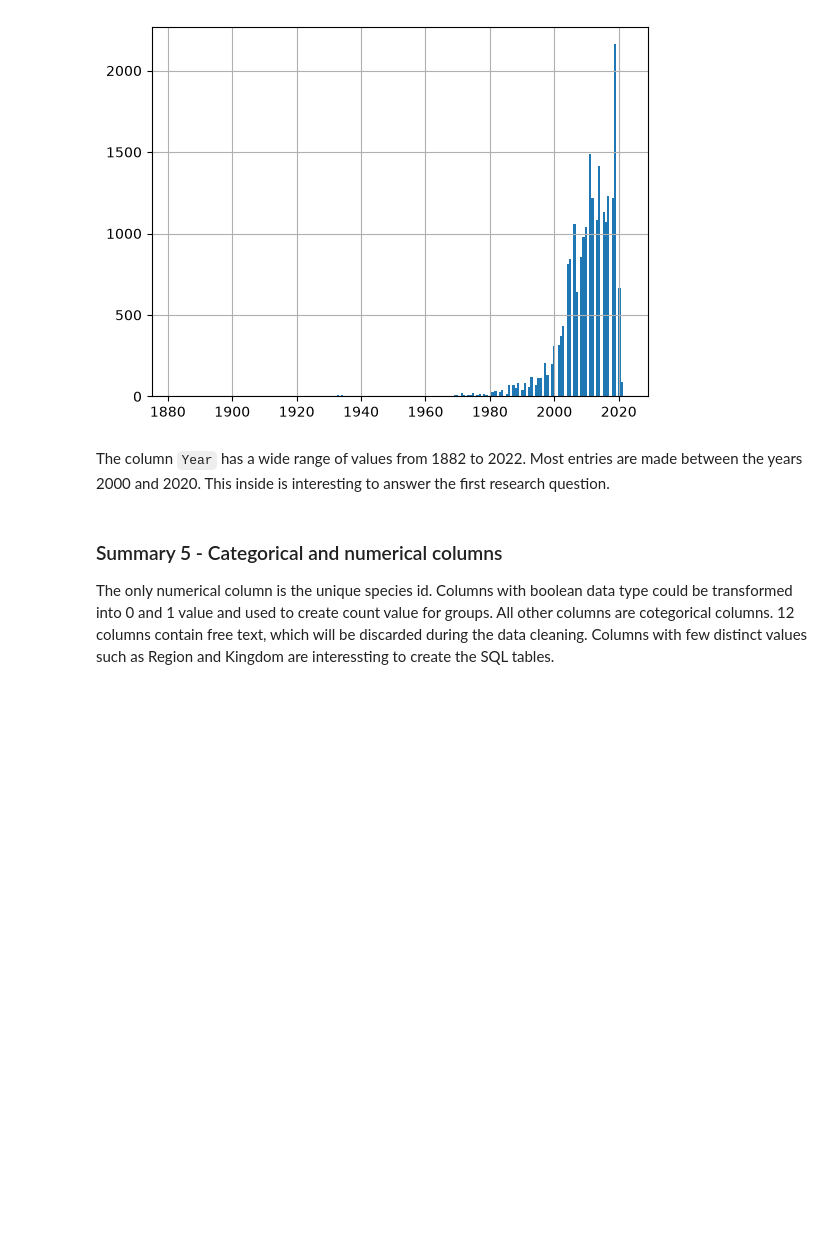
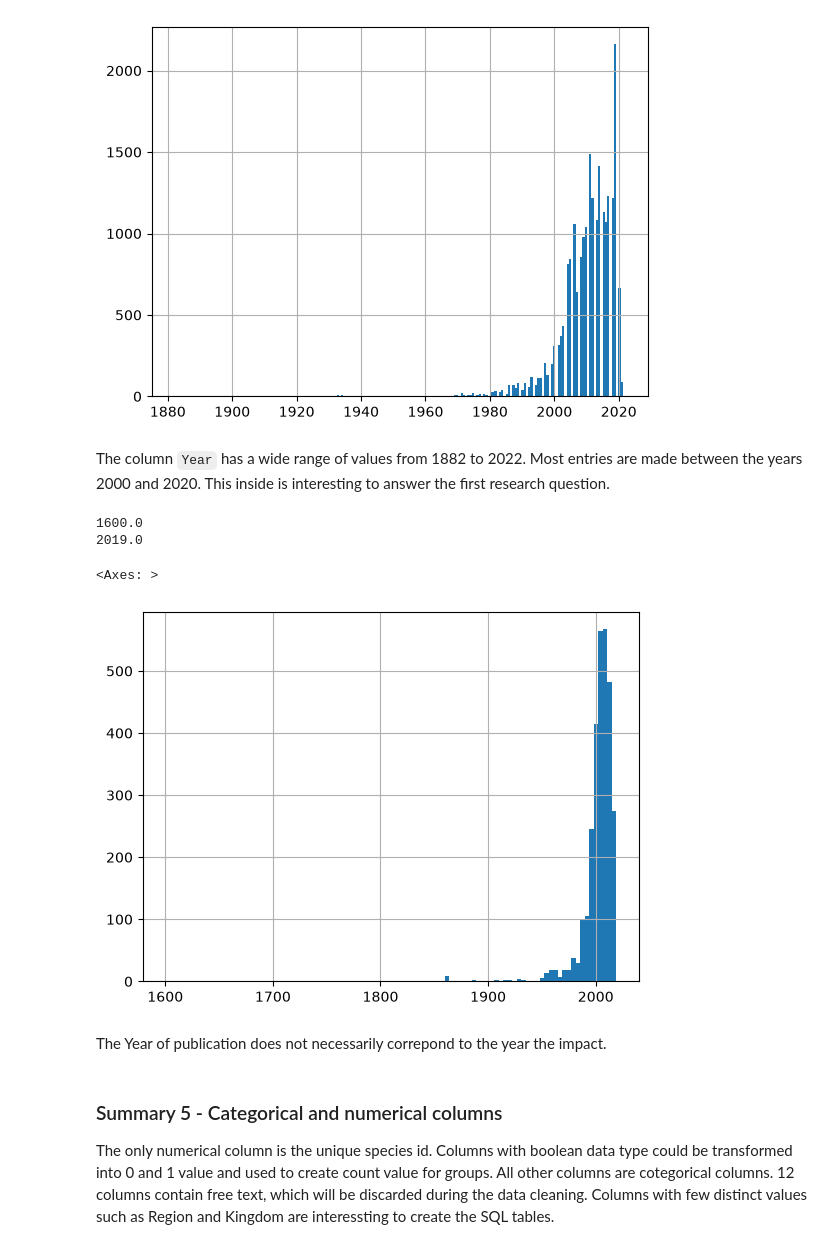
Before and after one commit to zoedoucet/project-1-eda-sql, a Jupyter notebook: notebooks/01_eda.ipynb, the cells around one changed output. Saved outputs shown, nothing was run; the diff lists cells and outputs as text; code cells hidden in the pictures; blank space fills up the shorter version.

```diff
--- a/notebooks/01_eda.ipynb
+++ b/notebooks/01_eda.ipynb
@@ -385,6 +395,19 @@ df_raw["Year"].hist(bins=200)
 [figure]
 # %% [markdown]
 The column  `Year` has a wide range of values from 1882 to 2022. Most entries are made between the years 2000 and 2020. This inside is interesting to answer the first research question.
+# %%
+print(df_raw["Year.of.impact"].min())
+print(df_raw["Year.of.impact"].max())
+# %% [output]
+1600.0
+2019.0
+# %%
+df_raw["Year.of.impact"].hist(bins=100)
+# %% [output]
+<Axes: >
+[figure, added]
+# %% [markdown]
+The Year of publication does not necessarily correpond to the year the impact.
 # %% [markdown]
 ### Summary 5 - Categorical and numerical columns
 
```
Also changed, not shown: parts of 7 cells of this notebook, 2 other files.
